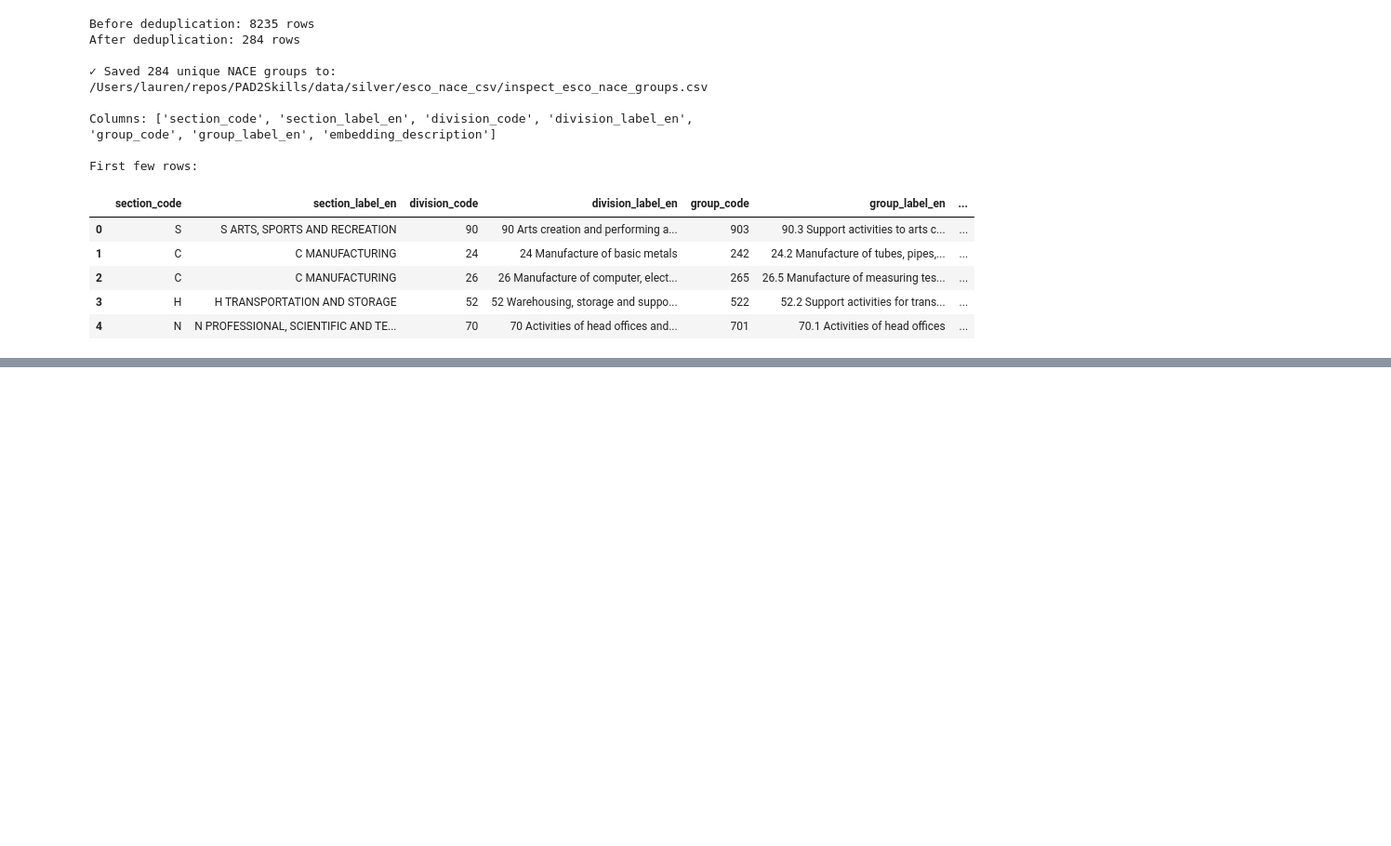
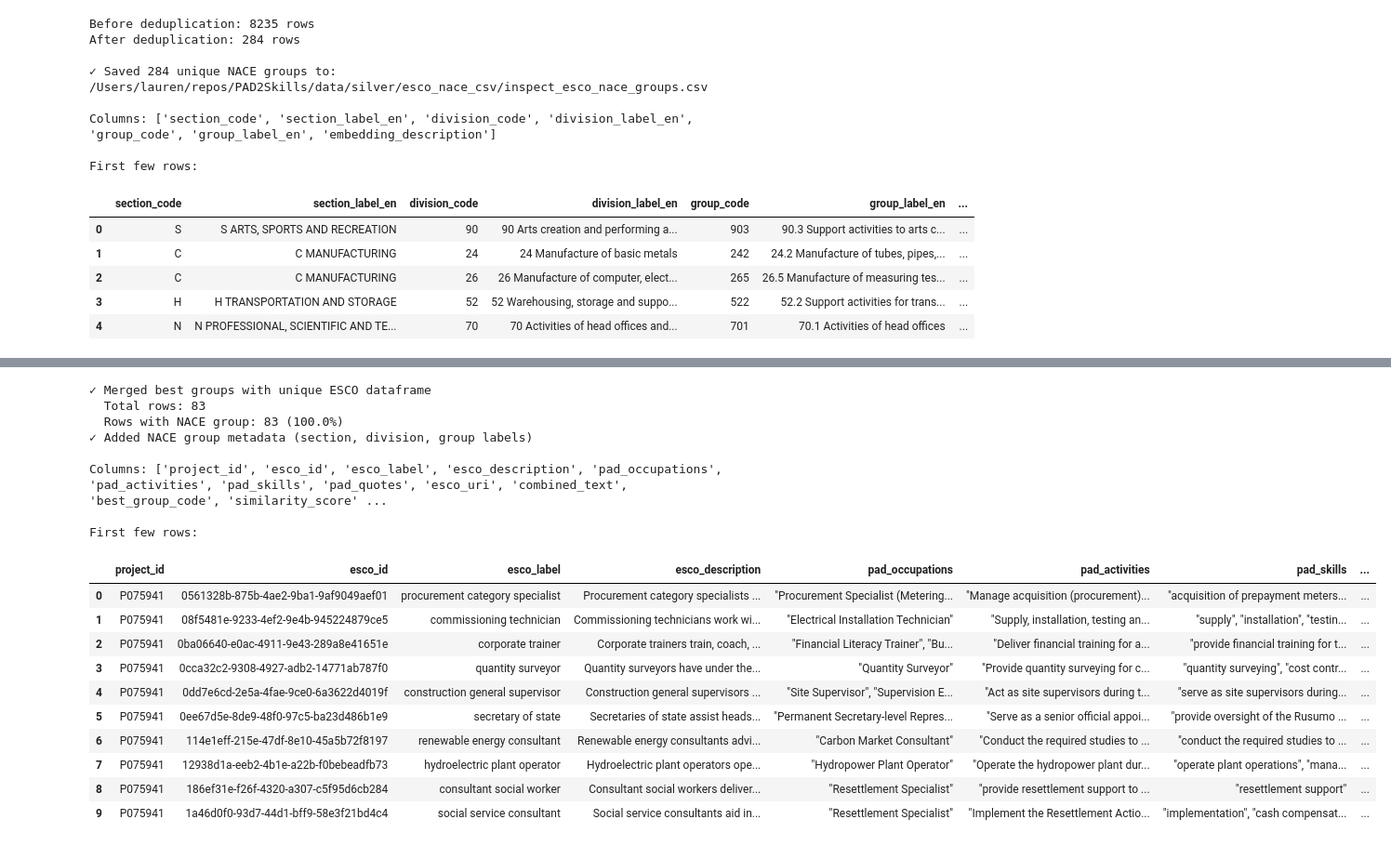
Before and after one commit to LaurenDahlin1/PAD2Skills, a Jupyter notebook: notebooks/06_nace_codes.ipynb, the cells around one changed output, grey strips where cells are left out. Shown at 93% size. Cells and saved outputs as stored; diff of their text form; code cells hidden in the pictures; blank space fills up the shorter version.

Commit message:
Updated nace group match with embedding

```diff
--- a/notebooks/06_nace_codes.ipynb
+++ b/notebooks/06_nace_codes.ipynb
@@ -896,0 +901,13 @@ First few rows:
+# %%
+# Read the unique ESCO matches file for the project
+unique_esco_path = project_root / "data" / "silver" / "unique_esco_csv" / f"{project_id}_unique_matched.csv"
+
+print(f"Reading unique ESCO file: {unique_esco_path}")
+print(f"File exists: {unique_esco_path.exists()}")
+
+unique_esco_df = pd.read_csv(unique_esco_path)
+
+print(f"\n✓ Loaded {len(unique_esco_df)} unique ESCO occupations")
+print(f"\nColumns: {list(unique_esco_df.columns)}")
+print(f"\nFirst few rows:")
+unique_esco_df.head()
@@ -896,0 +1292,47 @@ First few rows:
+# %%
+# Merge best groups back with unique_esco_df to get all the context
+# Join on esco_id to add best_group_code and similarity_score
+
+unique_esco_with_nace_df = unique_esco_df.merge(
+    best_groups_df[['esco_id', 'best_group_code', 'similarity_score']],
+    on='esco_id',
+    how='left'
+)
+
+print(f"✓ Merged best groups with unique ESCO dataframe")
+print(f"  Total rows: {len(unique_esco_with_nace_df)}")
+print(f"  Rows with NACE group: {unique_esco_with_nace_df['best_group_code'].notna().sum()} ({unique_esco_with_nace_df['best_group_code'].notna().mean():.1%})")
+
+# Add NACE group metadata (section, division, group labels)
+unique_esco_with_nace_df = unique_esco_with_nace_df.merge(
+    esco_nace_groups_df[['group_code', 'section_code', 'section_label_en',
+                          'division_code', 'division_label_en', 'group_label_en']].drop_duplicates('group_code'),
+    left_on='best_group_code',
+    right_on='group_code',
+    how='left'
+)
+
+print(f"✓ Added NACE group metadata (section, division, group labels)")
+print(f"\nColumns: {list(unique_esco_with_nace_df.columns)}")
+print(f"\nFirst few rows:")
+unique_esco_with_nace_df.head(10)
+# %% [output]
+✓ Merged best groups with unique ESCO dataframe
+  Total rows: 83
+  Rows with NACE group: 83 (100.0%)
+✓ Added NACE group metadata (section, division, group labels)
+
+Columns: ['project_id', 'esco_id', 'esco_label', 'esco_description', 'pad_occupations', 'pad_activities', 'pad_skills', 'pad_quotes', 'esco_uri', 'combined_text', 'best_group_code', 'similarity_score' ...
+
+First few rows:
+|  | project_id | esco_id | esco_label | esco_description | pad_occupations | pad_activities | pad_skills | ... |
+| 0 | P075941 | 0561328b-875b-4ae2-9ba1-9af9049aef01 | procurement category specialist | Procurement category specialists ... | "Procurement Specialist (Metering... | "Manage acquisition (procurement)... | "acquisition of prepayment meters... | ... |
+| 1 | P075941 | 08f5481e-9233-4ef2-9e4b-945224879ce5 | commissioning technician | Commissioning technicians work wi... | "Electrical Installation Technician" | "Supply, installation, testing an... | "supply", "installation", "testin... | ... |
+| 2 | P075941 | 0ba06640-e0ac-4911-9e43-289a8e41651e | corporate trainer | Corporate trainers train, coach, ... | "Financial Literacy Trainer", "Bu... | "Deliver financial training for a... | "provide financial training for t... | ... |
+| 3 | P075941 | 0cca32c2-9308-4927-adb2-14771ab787f0 | quantity surveyor | Quantity surveyors have under the... | "Quantity Surveyor" | "Provide quantity surveying for c... | "quantity surveying", "cost contr... | ... |
+| 4 | P075941 | 0dd7e6cd-2e5a-4fae-9ce0-6a3622d4019f | construction general supervisor | Construction general supervisors ... | "Site Supervisor", "Supervision E... | "Act as site supervisors during t... | "serve as site supervisors during... | ... |
+| 5 | P075941 | 0ee67d5e-8de9-48f0-97c5-ba23d486b1e9 | secretary of state | Secretaries of state assist heads... | "Permanent Secretary-level Repres... | "Serve as a senior official appoi... | "provide oversight of the Rusumo ... | ... |
+| 6 | P075941 | 114e1eff-215e-47df-8e10-45a5b72f8197 | renewable energy consultant | Renewable energy consultants advi... | "Carbon Market Consultant" | "Conduct the required studies to ... | "conduct the required studies to ... | ... |
+| 7 | P075941 | 12938d1a-eeb2-4b1e-a22b-f0bebeadfb73 | hydroelectric plant operator | Hydroelectric plant operators ope... | "Hydropower Plant Operator" | "Operate the hydropower plant dur... | "operate plant operations", "mana... | ... |
+| 8 | P075941 | 186ef31e-f26f-4320-a307-c5f95d6cb284 | consultant social worker | Consultant social workers deliver... | "Resettlement Specialist" | "provide resettlement support to ... | "resettlement support" | ... |
+| 9 | P075941 | 1a46d0f0-93d7-44d1-bff9-58e3f21bd4c4 | social service consultant | Social service consultants aid in... | "Resettlement Specialist" | "Implement the Resettlement Actio... | "implementation", "cash compensat... | ... |
```
Also changed, not shown: parts of 17 cells of this notebook, 2 other files.
